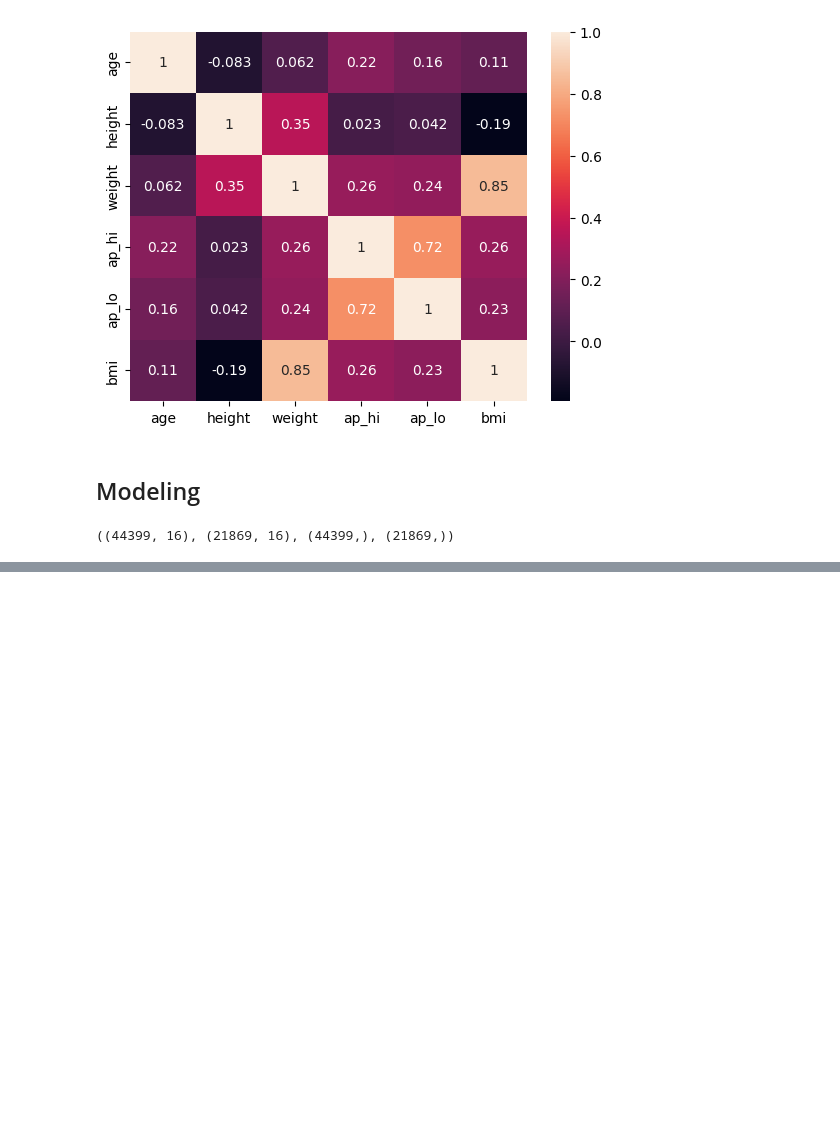
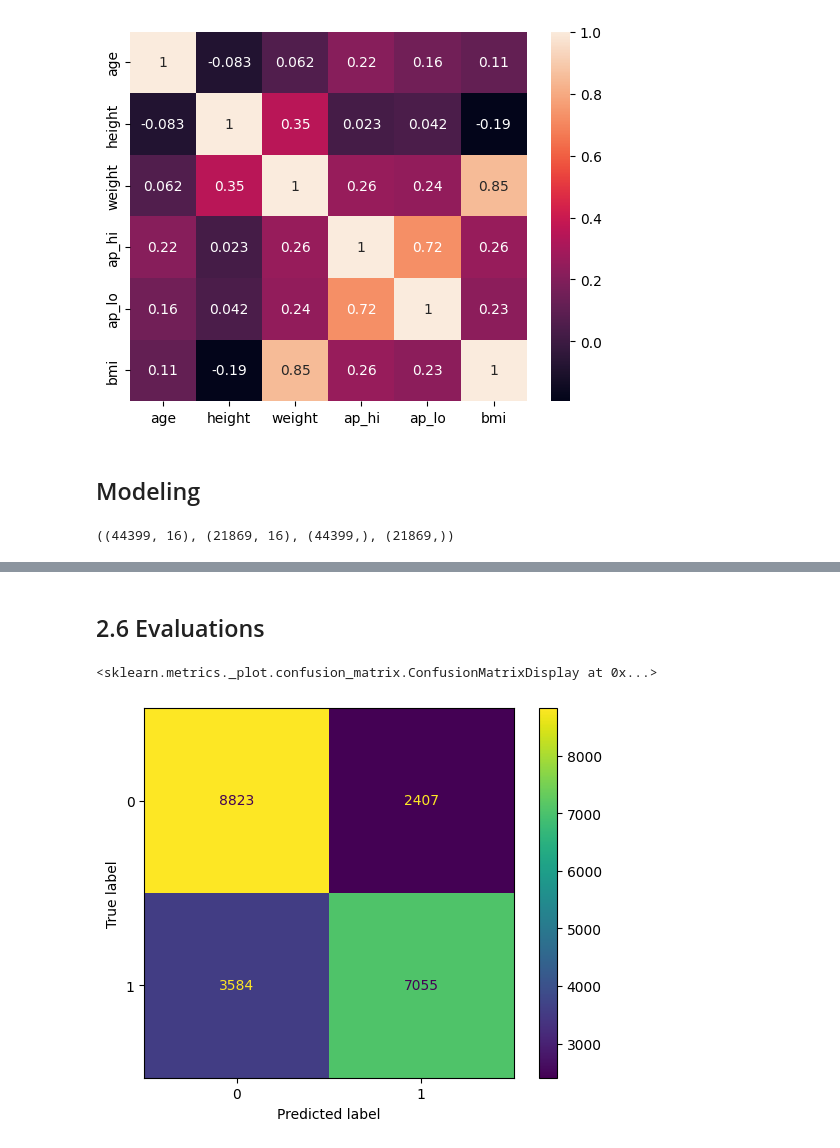
Before and after one commit to jvesand/Machine-learning-Johan-Sandberg, a Jupyter notebook: Lab/2_disease_prediction.ipynb, the cells around one changed output, grey strips where cells are left out. Drawn from its saved outputs; the diff is of its cells as text; code cells hidden in the pictures; blank space fills up the shorter version.

Commit message:
added collection of reports, graphs, models into dictionaries

```diff
--- a/Lab/2_disease_prediction.ipynb
+++ b/Lab/2_disease_prediction.ipynb
@@ -392,3 +335,0 @@ param_grids = {
-# %%
-model_list = [model_KNN, model_logistic]
-model_list
@@ -397,0 +404,32 @@ model_list
+# %%
+# collect summary df, reports and graphs
+
+model_df = pd.DataFrame()
+reports = {}
+graphs = {}
+models = {}
+
+for i, df in enumerate([df1, df2]):
+
+    reports2 = {}
+    graphs2 = {}
+    models2 = {}
+
+    for scaler in [StandardScaler(), MinMaxScaler()]:
+
+        X_train_scaled, X_test_scaled, y_train, y_test = splitter_scaler(df, scaler)
+
+        model_df1, models1, reports1, graphs1 = model_collector()
+        model_df1["scaler"] = str(scaler)
+        model_df1["df"] = i+1
+
+        reports2[str(scaler).strip("()")] = reports1
+        graphs2[str(scaler).strip("()")] = graphs1
+        models2[str(scaler).strip("()")] = models1
+
+
+        model_df = pd.concat([model_df, model_df1])
+
+    reports["df" + str(i+1)] = reports2
+    graphs["df" + str(i+1)] = graphs2
+    models["df" + str(i+1)] = models2
@@ -397,0 +488,15 @@ model_list
+# %% [markdown]
+## 2.6 Evaluations
+# %%
+# fig, axes = plt.subplots(2, 2)
+# axes = axes.flatten()
+
+# fig.suptitle(f"df{str(i+1)} - {str(scaler)}")
+# fig.suptitle(f"df{str(i+1)} - {str(scaler)}")
+
+# axes[i].set_title(f"{model_name}")
+
+graphs["df1"]["StandardScaler"]["RandomForestClassifier"].plot()
+# %% [output]
+<sklearn.metrics._plot.confusion_matrix.ConfusionMatrixDisplay at 0x...>
+[figure, added]
```
Also changed, not shown: parts of 18 cells of this notebook.
